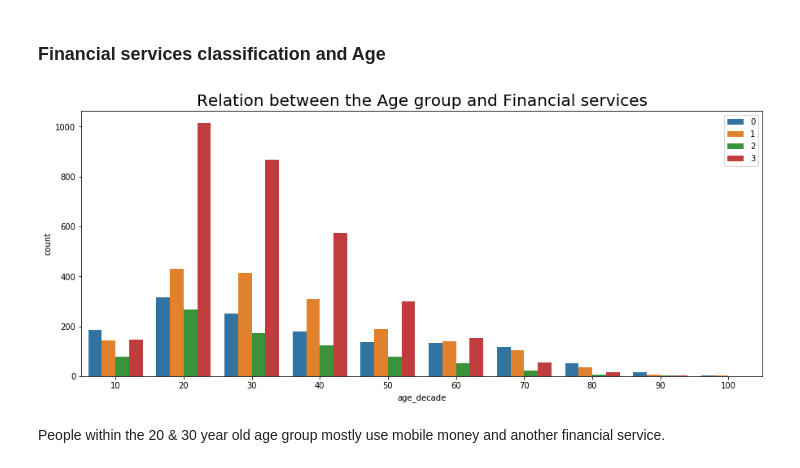
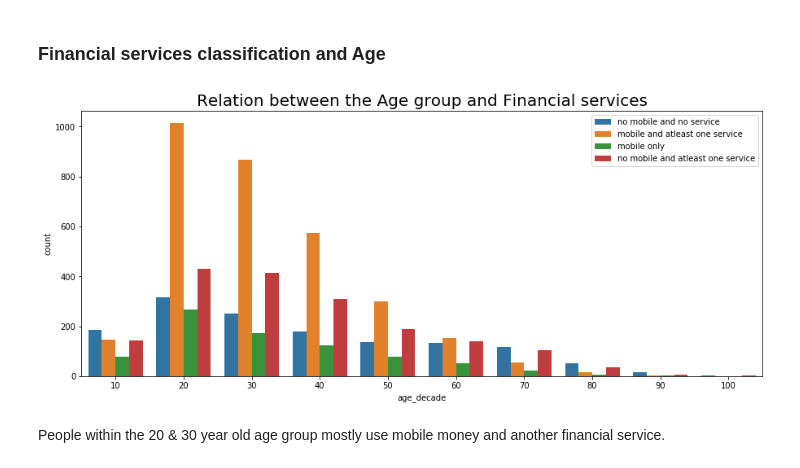
Before and after one commit to MphoKhotleng/Data-Visualization, a Jupyter notebook: Data_Viz_Fin_Services.ipynb, the cells around one changed output. Drawn from its saved outputs; the diff is of its cells as text; code cells hidden in the pictures.

```diff
--- a/Data_Viz_Fin_Services.ipynb
+++ b/Data_Viz_Fin_Services.ipynb
@@ -109,3 +22,12 @@ tanz["Land_ownership"] = tanz["land_ownership"].map(land_ownership)
+# %%
+tanz=tanz.rename(columns ={'Q1':'Age','Q2':'Gender','Q3':'Marital_status','Q4':'Level_of_education',
+                               'Q5':'Land_ownership','Q6':'Other_land_ownership','Q7':'Owning_a_mobile_phone',
+                               'Q9':'Employer','Q10':'Product_sold','Q11':'Service_provided','Q13':'sending_money_out_date'
+                               ,'Q15':'recent_date_money_recieved','Q14':'cash_recieved_non_domestically','Q16':'purchasing_frequency_for_using_mobile_money'
+                               ,'Q17':'bill_frequency_for_using_mobile_money','Q18':'Literacy_in_Kiswhahili','Q19':'English_literacy',
+                                             'Q8_1':'Salaries',"Q8_2":'Trading','Q8_3':'Service','Q8_4':'Casual_work','Q8_5':'Rental','Q8_6':'Interest',
+                                             'Q8_7':'Pension','Q8_8':'Social_welfare','Q8_9':'Dependent','Q8_10':'Dont_get_money','Q8_11':'Other'
+                              })
 # %%
 tanz.head(3)
 # %% [output]
@@ -117,3 +39,15 @@ tanz.head(3)
+# %%
+gen={1:'Male',2:'Female'}
+tanz['Gender']=tanz.Gender.map(gen)
+
+mm = {0:'no mobile and no service',1:'no mobile and atleast one service',2:'mobile only',3:'mobile and atleast one service'}
+tanz['mobile_money_classification']=tanz.mobile_money_classification.map(mm)
+
+time_period = {-1:'N/A',1:'Yesterday/Today',2:'Past 7 days',3:'Past 30 days',4:'Past 90 days',5:'More than 90 days but less than 6 months',6:'6 months or longer'}
+tanz['sending_money_out_date']=tanz.sending_money_out_date.map(time_period)
+
+received = {-1:'N/A',1:'Yesterday/Today',2:'Past 7 days',3:'Past 30 days',4:'Past 90 days',5:'More than 90 days but less than 6 months',6:'6 months or longer'}
+tanz['recent_date_money_recieved']=tanz.recent_date_money_recieved.map(received)
 # %%
-date = {-1:'N/A',1:'Yesterday/Today',2:'Past 7 days',3:'Past 30 days',4:'Past 90 days',5:'More than 90 days but less than 6 months',6:'6 months or longer'}
-tanz['sending_money_out_date']=tanz.sending_money_out_date.map(date)
+# date = {-1:'N/A',1:'Yesterday/Today',2:'Past 7 days',3:'Past 30 days',4:'Past 90 days',5:'More than 90 days but less than 6 months',6:'6 months or longer'}
+# tanz['sending_money_out_date']=tanz.sending_money_out_date.map(date)
@@ -172,15 +109,15 @@ The chart above shows that people use mobile and atleast one other financial ser
 # %% [markdown]
 ### Financial services classification and Age
 # %%
-tanz['age_decade']=tanz.age.apply(lambda x : int(x/10)*10)
+tanz['age_decade']=tanz.Age.apply(lambda x : int(x/10)*10)
 plt.figure(figsize=(15,6))
 fontdict={'fontsize':20}
 sns.countplot(x='age_decade',hue='mobile_money_classification',data = tanz)
 plt.legend(loc='upper right')
 plt.title('Relation between the Age group and Financial services',fontdict=fontdict)
 plt.show()
 # %% [output]
-[figure, old version]
+[figure, new version]
 # %% [markdown]
 People within the 20 & 30 year old age group mostly use mobile money and another financial service.
 # %% [markdown]
```
Also changed, not shown: parts of 25 cells of this notebook.
